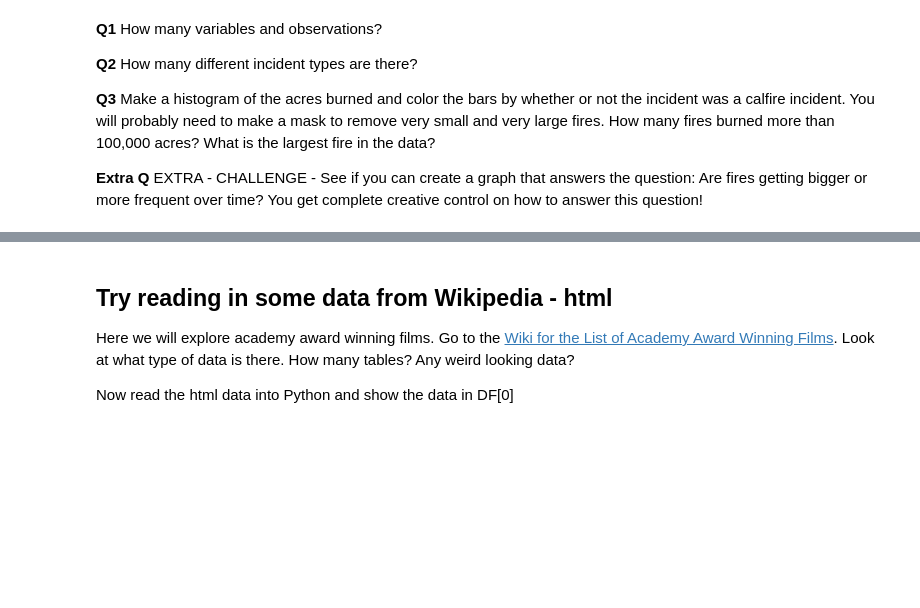
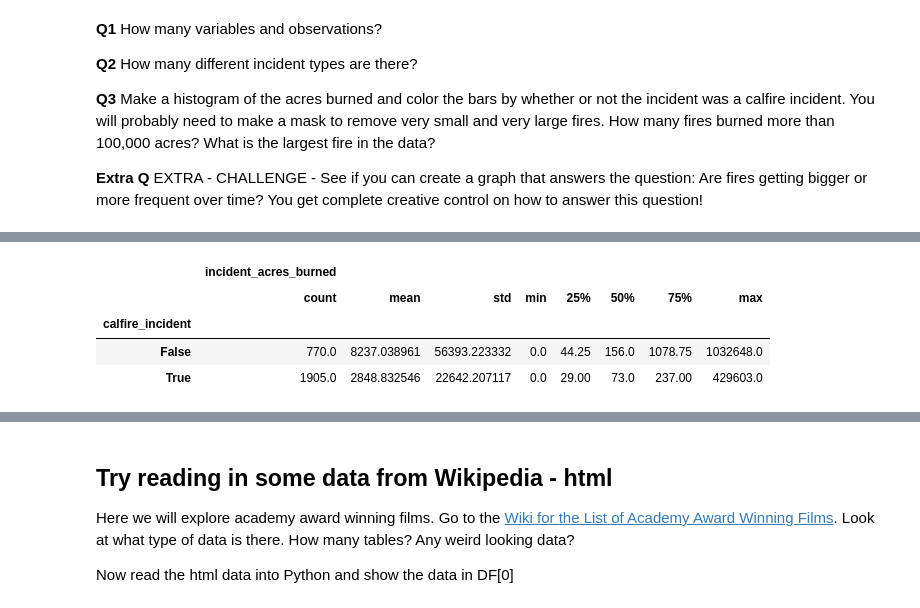
Before and after one commit to sophiamagcale/Day8, a Jupyter notebook: Day8-HW.ipynb, the cells around one changed output, grey strips where cells are left out. Cells and saved outputs as stored; diff of their text form; code cells hidden in the pictures; blank space fills up the shorter version.

```diff
--- a/Day8-HW.ipynb
+++ b/Day8-HW.ipynb
@@ -59,0 +101,10 @@ to load the data and look at the data frame.
+# %%
+my_columns = ['incident_acres_burned','calfire_incident']
+DF_acresburned = DF_raw[my_columns]
+DF_acresburned.groupby(by=['calfire_incident'])[my_columns].describe()
+# %% [output]
+|  | incident_acres_burned |  |  |  |  |  |  |  |
+|  | count | mean | std | min | 25% | 50% | 75% | max |
+| calfire_incident |  |  |  |  |  |  |  |  |
+| False | 770.0 | 8237.038961 | 56393.223332 | 0.0 | 44.25 | 156.0 | 1078.75 | 1032648.0 |
+| True | 1905.0 | 2848.832546 | 22642.207117 | 0.0 | 29.00 | 73.0 | 237.00 | 429603.0 |
```
Also changed, not shown: parts of 12 cells of this notebook.
